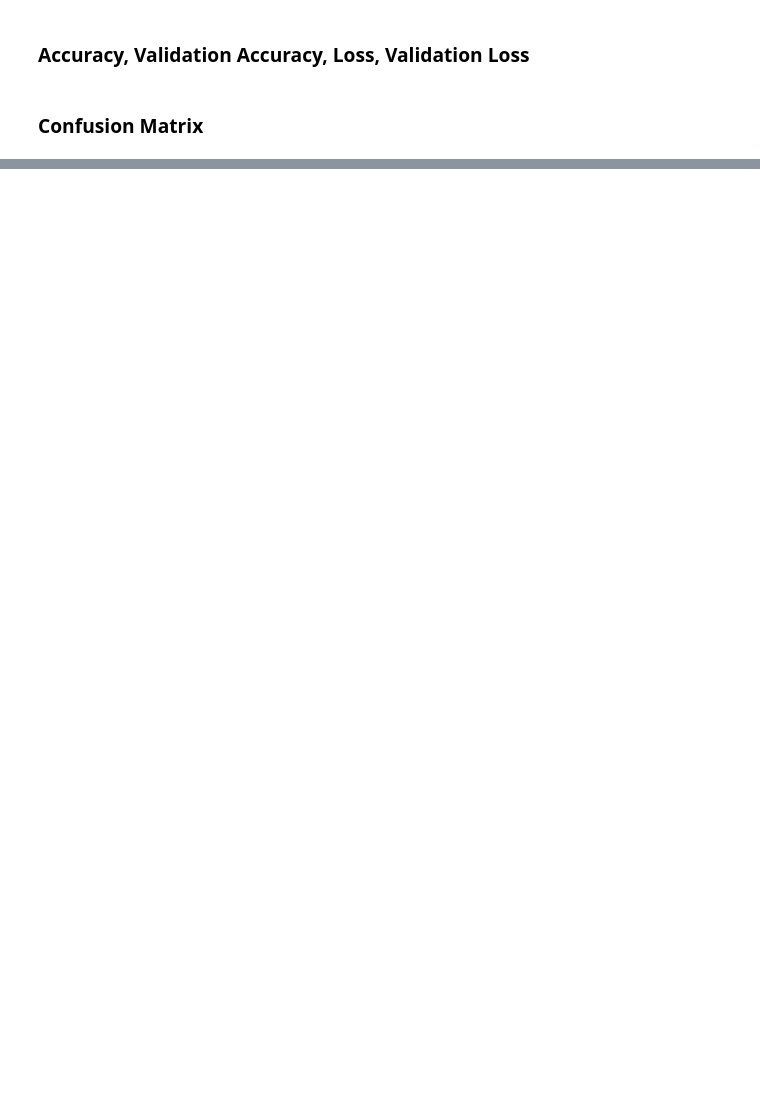
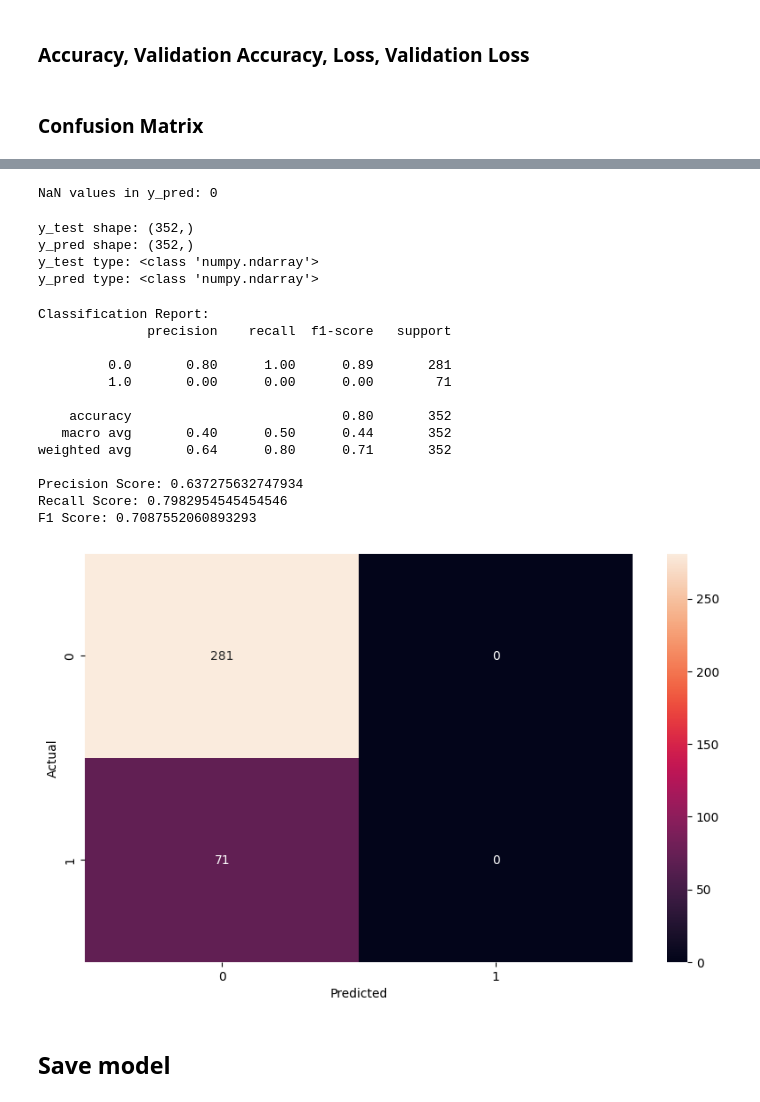
Before and after one commit to benjokapu/tpCNNavanzado, a Jupyter notebook: main.ipynb, the cells around one changed output, grey strips where cells are left out. Saved outputs shown, nothing was run; the diff lists cells and outputs as text; code cells hidden in the pictures; blank space fills up the shorter version.

Commit message:
Implementacion de nuevos modelos

```diff
--- a/main.ipynb
+++ b/main.ipynb
@@ -703,0 +678,7 @@ WARNING:absl:You are saving your model as an HDF5 file via `model.save()` or `ke
+# %%
+#convertir las etiquetas a one-hot encoding
+from tensorflow.keras.utils import to_categorical
+from tensorflow.keras.utils import to_categorical
+
+y_train_one_hot = to_categorical(y_train, num_classes=5)
+y_test = to_categorical(y_test, num_classes=5)
@@ -703,0 +773,4 @@ WARNING:absl:You are saving your model as an HDF5 file via `model.save()` or `ke
+# %%
+y_test = y_test[:352]
+
+print("Shape of y_test:", y_test.shape)
@@ -703,0 +784,69 @@ WARNING:absl:You are saving your model as an HDF5 file via `model.save()` or `ke
+# %%
+print("NaN values in y_pred:", np.isnan(y_pred).sum())
+# %% [output]
+NaN values in y_pred: 0
+# %%
+y_pred = np.nan_to_num(y_pred, nan=-1)  # Replace NaN with -1 or any other appropriate value
+# %%
+print("y_test shape:", y_test.shape)
+print("y_pred shape:", y_pred.shape)
+print("y_test type:", type(y_test))
+print("y_pred type:", type(y_pred))
+# %% [output]
+y_test shape: (352,)
+y_pred shape: (352,)
+y_test type: <class 'numpy.ndarray'>
+y_pred type: <class 'numpy.ndarray'>
+# %%
+if y_pred.ndim > 1:
+    y_pred = y_pred.argmax(axis=1)
+# %%
+from sklearn.metrics import confusion_matrix as sk_confusion_matrix, classification_report, precision_score, recall_score, f1_score
+import matplotlib.pyplot as plt
+import seaborn as sns
+import numpy as np
+
+def plot_confusion_matrix(y_test, y_pred):
+    # Check for NaN values in y_pred
+    if np.isnan(y_pred).any():
+        raise ValueError("y_pred contains NaN values. Please handle them before calling this function.")
+
+    # Convert y_pred to binary format if it is multilabel
+    if y_pred.ndim > 1:
+        y_pred = y_pred.argmax(axis=1)
+
+    # Ensure y_test is also in binary format if necessary
+    if y_test.ndim > 1:
+        y_test = y_test.argmax(axis=1)
+
+    cm = sk_confusion_matrix(y_test, y_pred)
+    plt.figure(figsize=(10, 6))
+    sns.heatmap(cm, annot=True, fmt='d')
+    plt.xlabel('Predicted')
+    plt.ylabel('Actual')
+
+    print("Classification Report:")
+    print(classification_report(y_test, y_pred))
+
+    print("Precision Score:", precision_score(y_test, y_pred, average='weighted'))
+    print("Recall Score:", recall_score(y_test, y_pred, average='weighted'))
+    print("F1 Score:", f1_score(y_test, y_pred, average='weighted'))
+
+plot_confusion_matrix(y_test, y_pred)
+# %% [output]
+Classification Report:
+              precision    recall  f1-score   support
+
+         0.0       0.80      1.00      0.89       281
+         1.0       0.00      0.00      0.00        71
+
+    accuracy                           0.80       352
+   macro avg       0.40      0.50      0.44       352
+weighted avg       0.64      0.80      0.71       352
+
+Precision Score: 0.637275632747934
+Recall Score: 0.7982954545454546
+F1 Score: 0.7087552060893293
+[figure, added]
+# %% [markdown]
+## Save model
```
Also changed, not shown: parts of 39 cells of this notebook, 2 other files.
